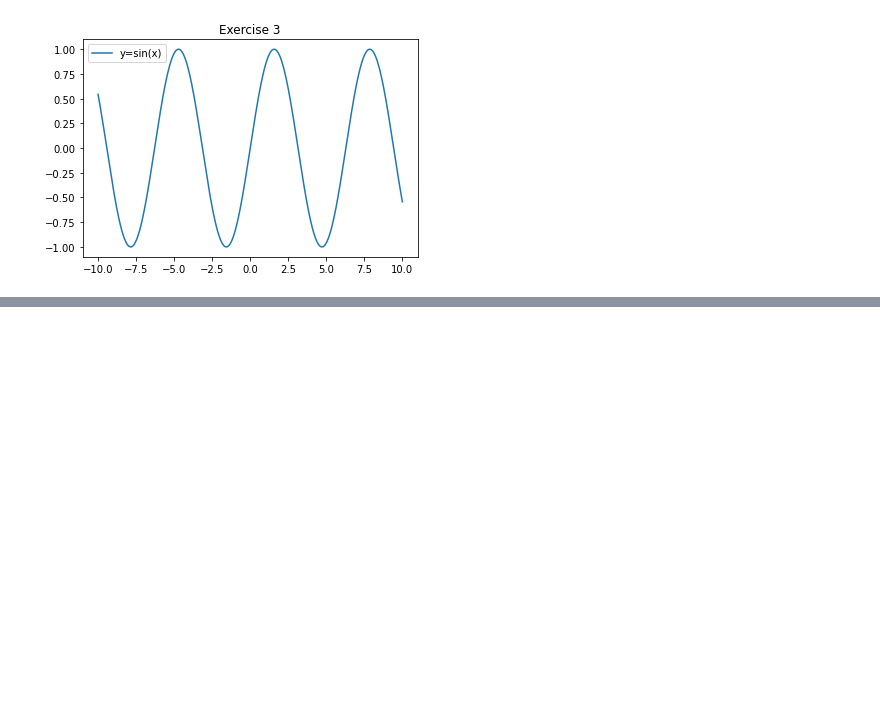
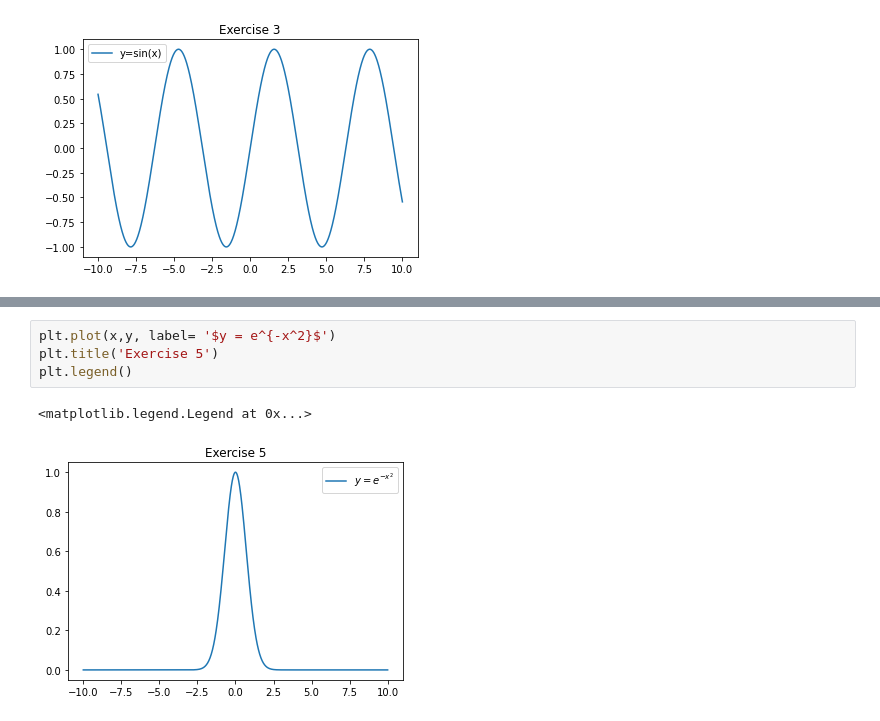
Before and after one commit to Luciebeaulieu/Data_science, a Jupyter notebook: Lab_1_Beaulieu.ipynb, the cells around one changed output, grey strips where cells are left out. Cells and saved outputs as stored; diff of their text form; blank space fills up the shorter version.

```diff
--- a/Lab_1_Beaulieu.ipynb
+++ b/Lab_1_Beaulieu.ipynb
@@ -290,0 +306,7 @@ plt.legend()
+# %%
+plt.plot(x,y, label= '$y = e^{-x^2}$')
+plt.title('Exercise 5')
+plt.legend()
+# %% [output]
+<matplotlib.legend.Legend at 0x...>
+[figure, added]
```
Also changed, not shown: parts of 4 cells of this notebook.
